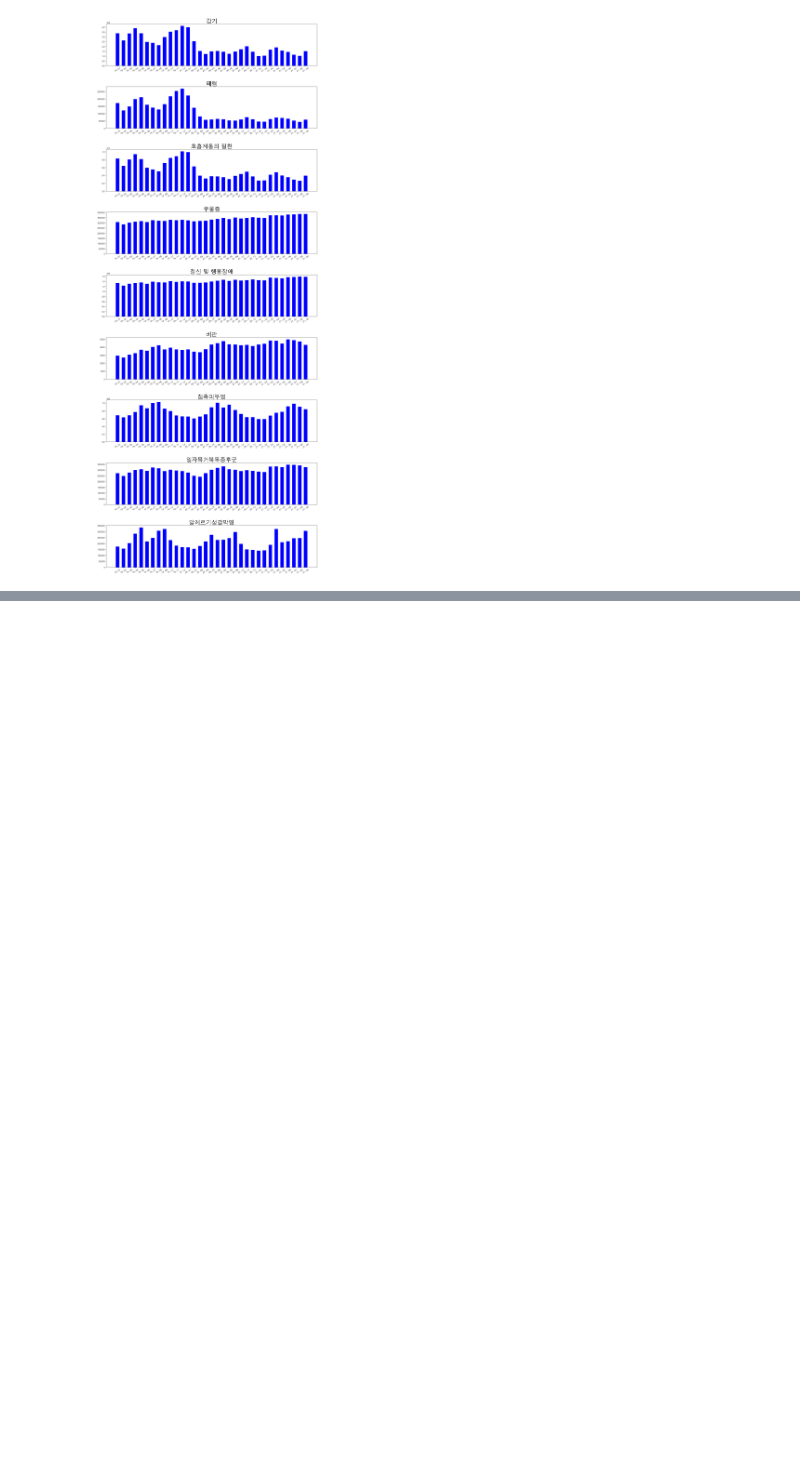
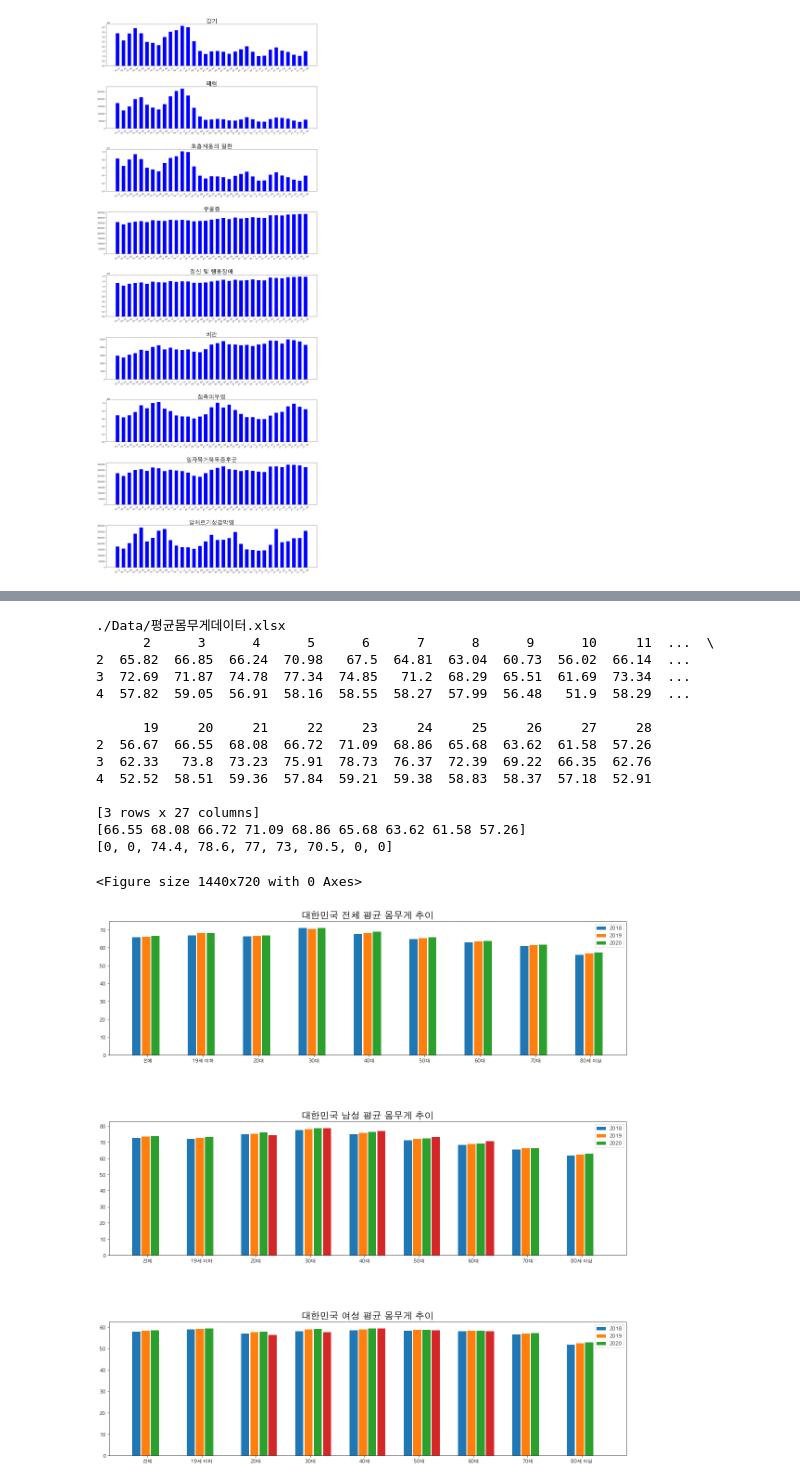
Before and after one commit to gayoungee/22-1_DataAnalysis, a Jupyter notebook: baseAnalysis.ipynb, the cells around one changed output, grey strips where cells are left out. Drawn from its saved outputs; the diff is of its cells as text; code cells hidden in the pictures; blank space fills up the shorter version.

```diff
--- a/baseAnalysis.ipynb
+++ b/baseAnalysis.ipynb
@@ -162 +162,67 @@ for a in datasetNames :
 ... (7 outputs left out)
+# %%
+'''
+평균 몸무게 데이터
+'''
+
+index = ["전체", "19세 이하", "20대", "30대", "40대", "50대", "60대", "70대", "80세 이상"]
+
+file_name = directory + "평균몸무게데이터.xlsx"
+print(file_name)
+df = pd.read_excel(file_name, header=None)
+print(df.loc[2:4, 2:])
+
+year = ["2018", "2019", "2020"]
+
+weightAverageData = {}
+
+for i in range(3) :
+    weightAverageData[year[i]] = df.loc[2:4, 2+i*9:10+i*9].values
+
+print(weightAverageData["2020"][0,:])
+
+row = np.arange(9)
+
+_2021_list = np.array([[0],[0, 0, 74.4, 78.6, 77, 73, 70.5, 0, 0],[0, 0, 56.3, 57.6, 59.5, 58.5, 58, 0, 0]])
+
+print(_2021_list[1])
+
+plt.figure(figsize = (20,10))
+bar_width = 0.15
+
+plt.show()
+
+n = 1
+weightDataName = ["전체", "남성", "여성"]
+plt.figure(figsize = (20,20))
+for i in range(3) :
+    ax = plt.subplot(3, 1, n)
+    p1 = ax.bar(row, weightAverageData["2018"][i,:], width = bar_width)
+    p2 = ax.bar(row+bar_width+0.02, weightAverageData["2019"][i,:], width = bar_width)
+    p3 = ax.bar(row+(bar_width+0.02)*2,  weightAverageData["2020"][i,:], width = bar_width)
+    if(i >= 1):
+        p4 = ax.bar(row+(bar_width+0.02)*3,  _2021_list[i], width = bar_width)
+    ax.set_title('대한민국 ' + weightDataName[i] +' 평균 몸무게 추이', fontsize = 20)
+    plt.xticks(row+bar_width+0.05, index)
+    plt.legend((p1[0], p2[0], p3[0]), ('2018', '2019', '2020'))
+    n+=1
+
+plt.subplots_adjust(left=0.125, bottom=0.1, right=0.9, top=0.9, wspace=0.2, hspace=0.5)
+plt.show()
+# %% [output]
+./Data/평균몸무게데이터.xlsx
+      2      3      4      5      6      7      8      9      10     11  ...  \
+2  65.82  66.85  66.24  70.98   67.5  64.81  63.04  60.73  56.02  66.14  ...
+3  72.69  71.87  74.78  77.34  74.85   71.2  68.29  65.51  61.69  73.34  ...
+4  57.82  59.05  56.91  58.16  58.55  58.27  57.99  56.48   51.9  58.29  ...
+
+      19     20     21     22     23     24     25     26     27     28
+2  56.67  66.55  68.08  66.72  71.09  68.86  65.68  63.62  61.58  57.26
+3  62.33   73.8  73.23  75.91  78.73  76.37  72.39  69.22  66.35  62.76
+4  52.52  58.51  59.36  57.84  59.21  59.38  58.83  58.37  57.18  52.91
+
+[3 rows x 27 columns]
+[66.55 68.08 66.72 71.09 68.86 65.68 63.62 61.58 57.26]
+[0, 0, 74.4, 78.6, 77, 73, 70.5, 0, 0]
+<Figure size 1440x720 with 0 Axes>
+[figure, added]
```
Also changed, not shown: parts of 1 cell of this notebook, 2 other files.
